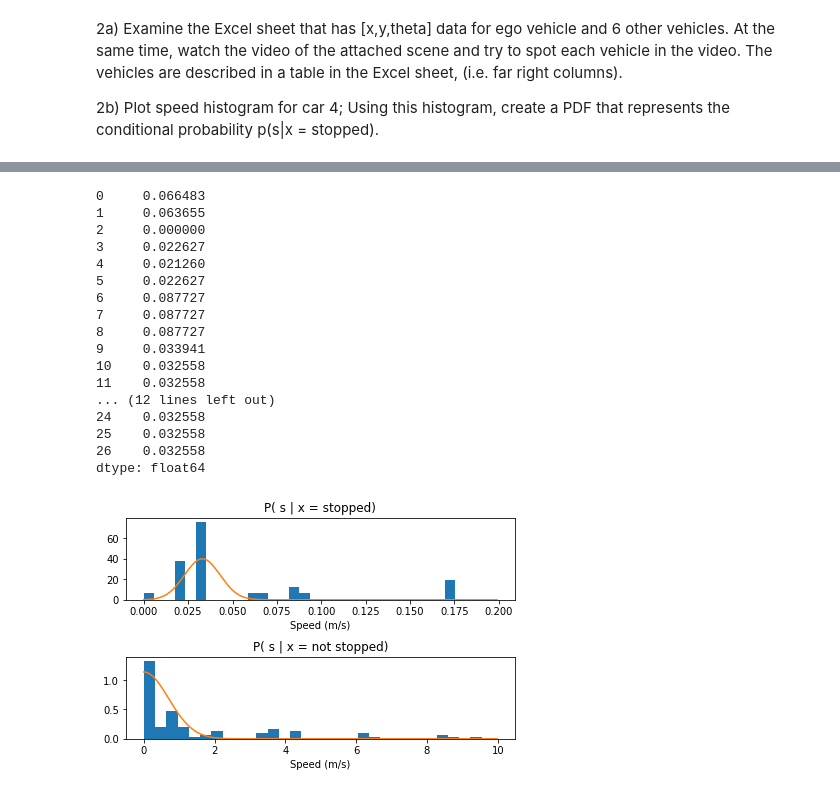
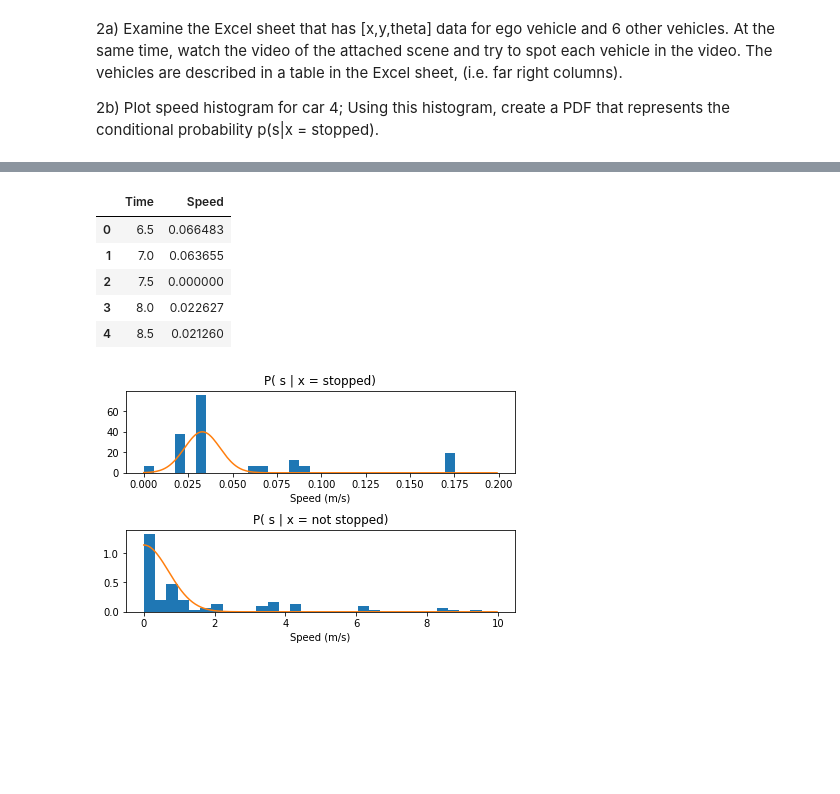
Before and after one commit to daphne-poon/e205, a Jupyter notebook: labs/lab2/Lab2.ipynb, the cells around one changed output, grey strips where cells are left out. Saved outputs shown, nothing was run; the diff lists cells and outputs as text; code cells hidden in the pictures; blank space fills up the shorter version.

```diff
--- a/labs/lab2/Lab2.ipynb
+++ b/labs/lab2/Lab2.ipynb
@@ -70,3 +79,31 @@ def get_speed(x_vector, y_vector, dt):
         distance = sqrt((x_0 - x_1)**2 + (y_0 - y_1)**2)
         speed_vector.append(distance/dt)
     return pd.Series(speed_vector)
+# %%
+def get_speed_with_time(car_df, dt):
+    """
+        speed = distance / time
+        We assume dt is constant,
+        and that len(x_vector) == len(y_vector).
+    """
+    speed_vector = []
+    time_vector = []
+    for i in range(len(car_df)-1):
+        _, x_0, y_0 = car_df.iloc[i]
+        t, x_1, y_1 = car_df.iloc[i+1]
+        distance = sqrt((x_0 - x_1)**2 + (y_0 - y_1)**2)
+        speed_vector.append(distance/dt)
+        time_vector.append(t)
+    d = {'Time': time_vector, 'Speed': speed_vector}
+    return pd.DataFrame(data=d)
+
+car_data = nuscenes_data[["Time (s)","X_4", "Y_4"]].dropna()
+speed_with_time = get_speed_with_time(car_data, 0.5)
+speed_with_time.head()
+# %% [output]
+|  | Time | Speed |
+| 0 | 6.5 | 0.066483 |
+| 1 | 7.0 | 0.063655 |
+| 2 | 7.5 | 0.000000 |
+| 3 | 8.0 | 0.022627 |
+| 4 | 8.5 | 0.021260 |
@@ -85,23 +140,3 @@ speed_5 = get_speed(car_5_x, car_5_y, 0.5)
-# %%
-speed_4
-# %% [output]
-0     0.066483
-1     0.063655
-2     0.000000
-3     0.022627
-4     0.021260
-5     0.022627
-6     0.087727
-7     0.087727
-8     0.087727
-9     0.033941
-10    0.032558
-11    0.032558
-... (12 lines left out)
-24    0.032558
-25    0.032558
-26    0.032558
-dtype: float64
 # %%
 # plt.hist(speed_3, bins=50)
 # plt.ylabel("Normalized Frequency")
```
Also changed, not shown: parts of 22 cells of this notebook, 3 other files.
